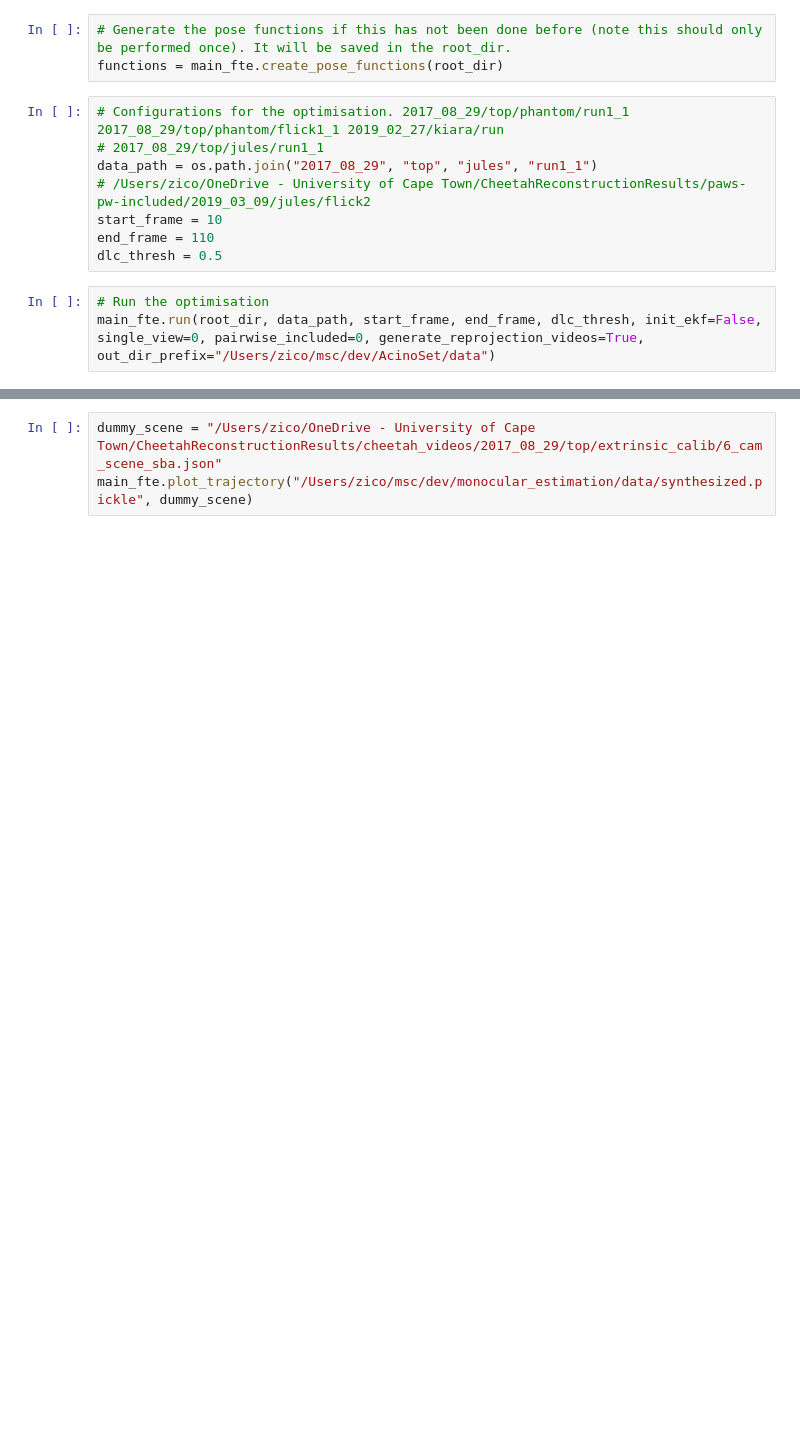
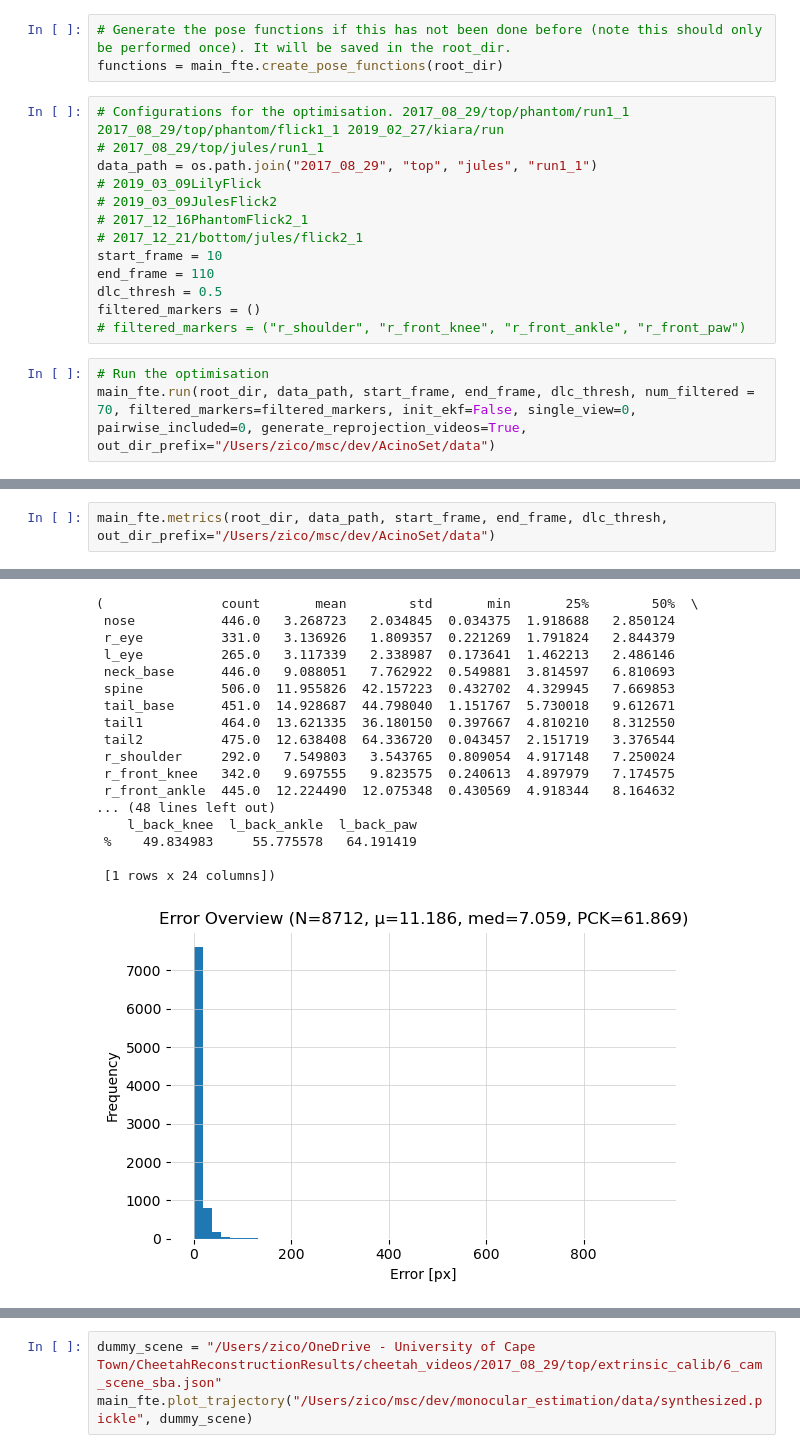
Before and after one commit to zicodasilva/AcinoSet, a Jupyter notebook: src/pairwise_tests.ipynb, the cells around one changed output, grey strips where cells are left out. Saved outputs shown, nothing was run; the diff lists cells and outputs as text; blank space fills up the shorter version.

Commit message:
Add helper functions for evaluating the reprojection error for a reconstruction.

```diff
--- a/src/pairwise_tests.ipynb
+++ b/src/pairwise_tests.ipynb
@@ -28,11 +28,16 @@ functions = main_fte.create_pose_functions(root_dir)
 # Configurations for the optimisation. 2017_08_29/top/phantom/run1_1 2017_08_29/top/phantom/flick1_1 2019_02_27/kiara/run
 # 2017_08_29/top/jules/run1_1
 data_path = os.path.join("2017_08_29", "top", "jules", "run1_1")
-# /Users/zico/OneDrive - University of Cape Town/CheetahReconstructionResults/paws-pw-included/2019_03_09/jules/flick2
+# 2019_03_09LilyFlick
+# 2019_03_09JulesFlick2
+# 2017_12_16PhantomFlick2_1
+# 2017_12_21/bottom/jules/flick2_1
 start_frame = 10
 end_frame = 110
 dlc_thresh = 0.5
+filtered_markers = ()
+# filtered_markers = ("r_shoulder", "r_front_knee", "r_front_ankle", "r_front_paw")
 # %%
 # Run the optimisation
-main_fte.run(root_dir, data_path, start_frame, end_frame, dlc_thresh, init_ekf=False, single_view=0, pairwise_included=0, generate_reprojection_videos=True, out_dir_prefix="/Users/zico/msc/dev/AcinoSet/data")
+main_fte.run(root_dir, data_path, start_frame, end_frame, dlc_thresh, num_filtered = 70, filtered_markers=filtered_markers, init_ekf=False, single_view=0, pairwise_included=0, generate_reprojection_videos=True, out_dir_prefix="/Users/zico/msc/dev/AcinoSet/data")
 # %% [output]
@@ -100,0 +91,3 @@ Total frames: 143 with frame dimensions: 1920 x 1080
+# %%
+main_fte.metrics(root_dir, data_path, start_frame, end_frame, dlc_thresh, out_dir_prefix="/Users/zico/msc/dev/AcinoSet/data")
+# %% [output]
@@ -100,0 +96,18 @@ Total frames: 143 with frame dimensions: 1920 x 1080
+(               count       mean        std       min       25%        50%  \
+ nose           446.0   3.268723   2.034845  0.034375  1.918688   2.850124
+ r_eye          331.0   3.136926   1.809357  0.221269  1.791824   2.844379
+ l_eye          265.0   3.117339   2.338987  0.173641  1.462213   2.486146
+ neck_base      446.0   9.088051   7.762922  0.549881  3.814597   6.810693
+ spine          506.0  11.955826  42.157223  0.432702  4.329945   7.669853
+ tail_base      451.0  14.928687  44.798040  1.151767  5.730018   9.612671
+ tail1          464.0  13.621335  36.180150  0.397667  4.810210   8.312550
+ tail2          475.0  12.638408  64.336720  0.043457  2.151719   3.376544
+ r_shoulder     292.0   7.549803   3.543765  0.809054  4.917148   7.250024
+ r_front_knee   342.0   9.697555   9.823575  0.240613  4.897979   7.174575
+ r_front_ankle  445.0  12.224490  12.075348  0.430569  4.918344   8.164632
+... (48 lines left out)
+    l_back_knee  l_back_ankle  l_back_paw
+ %    49.834983     55.775578   64.191419
+
+ [1 rows x 24 columns])
+[figure, added]
```
Also changed, not shown: parts of 2 cells of this notebook, 5 other files.
